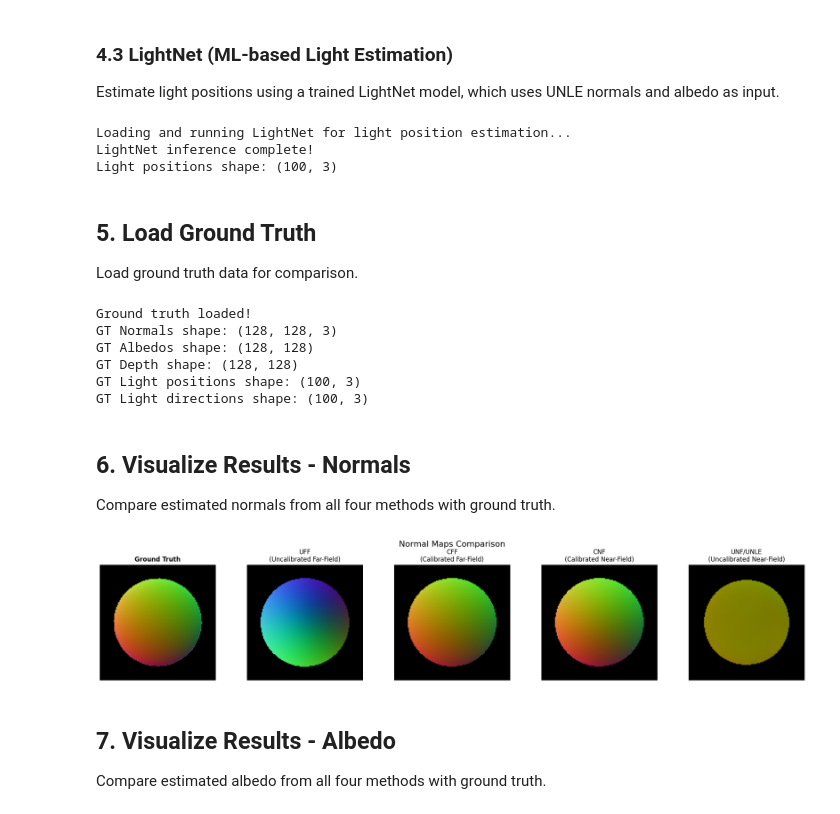
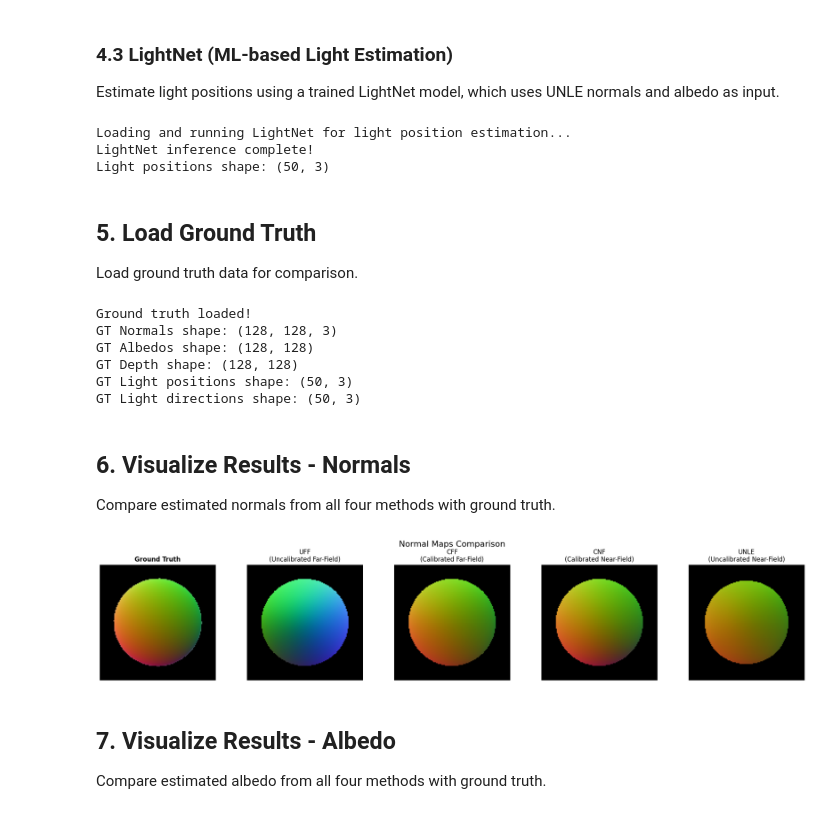
Before and after one commit to Ruslanafogler/10701_light_estimation, a Jupyter notebook: demo.ipynb, the cells around one changed output. Cells and saved outputs as stored; diff of their text form; code cells hidden in the pictures.

```diff
--- a/demo.ipynb
+++ b/demo.ipynb
@@ -158,6 +163,7 @@ Estimate surface normals and albedo using known light directions.
 print("Running calibrated photometric stereo...")
 
 light_dirs_gt = dataset.light_directions()
+light_dirs_gt = light_dirs_gt[indices]
 
 normals_cal, albedos_cal, _ = calibrated_photometric_stereo(
     rgb_images,
@@ -198,13 +204,18 @@ X_gt = GeometryUtils.make_X_from_depth(gt_depth, intrinsics)
 light_positions = dataset.light_positions()  # Already in camera coords
 light_intensities = dataset.light_intensities()
 
-normals_cnf, albedos_cnf, valid_mask_cnf = calibrated_near_light_photometric_stereo(
-    rgb_images,
-    light_positions=light_positions,
-    light_intensities=light_intensities,
-    X=X_gt,
-    q=3
-)
+light_positions = light_positions[indices]
+light_intensities = light_intensities[indices]
+
+R_cw = np.array(cam["R_cw"])                       # world -> cam, shape (3,3) or (1,3,3)
+C = np.array(cam["location_world"])                # camera center (3,)
+
+if R_cw.ndim == 3:
+    R_cw = R_cw[0]
+
+# L_cam = R_cw @ (L_world - C)
+light_positions = (R_cw @ (light_positions - C).T).T   # (K,3)
+
 
 print("Calibrated near-field photometric stereo complete!")
 print(f"Normals shape: {normals_cnf.shape}")
@@ -235,6 +246,11 @@ try:
 except Exception as e:
     print(f"Could not load valid mask: {e}, using default mask")
 
+import matplotlib.pyplot as plt
+plt.imshow(valid_mask_unle, cmap='gray')
+plt.title('valid_mask_unle (boolean mask)')
+plt.show()
+
 # Initialize and run UNLE
 engine = UNLPSEngine(
     images_gray,
@@ -242,22 +258,8 @@ engine = UNLPSEngine(
     valid_mask=valid_mask_unle,
     exponent_q=2,
     mean_depth_init=1.0,
-    bounds=((-2.0, 2.0), (-2.0, 2.0), (-2.0, 2.0)),
-    step=0.1
+    bounds=((-1.0, 1.0), (-1.0, 1.0), (0.5, 2.0)),
+    step=0.05
 )
-
-N_unle, A_unle, z_unle, L_unle, e_unle = engine.solve(
-    max_iters=8,
-    depth_tol=1e-4,
-    gd_steps=50,
-    gd_lr=0.01,
-)
-
-print("Uncalibrated near-field photometric stereo (UNLE) complete!")
-print(f"Normals shape: {N_unle.shape}")
-print(f"Albedos shape: {A_unle.shape}")
-print(f"Depth shape: {z_unle.shape}")
-print(f"Light positions shape: {L_unle.shape}")
-print(f"Light intensities shape: {e_unle.shape}")
 # %% [output]
 Running uncalibrated near-field photometric stereo (UNLE)...
@@ -285,7 +312,7 @@ Estimate light positions using a trained LightNet model, which uses UNLE normals
 print("Loading and running LightNet for light position estimation...")
 
 # Load the trained LightNet model
-model_path = PROJECT_DIR / "experiments" / MODEL_NAME / "lr0.0005_b8_lam0.1" / "lightnet.pth"
+model_path = PROJECT_DIR / "experiments" / MODEL_NAME / "lr0.0005_b8_lam0.1_K200" / "lightnet.pth"
 device = torch.device("cuda" if torch.cuda.is_available() else "cpu")
 
 model = LightNet(in_channels=5).to(device)
@@ -335,7 +362,7 @@ print(f"Light positions shape: {L_lightnet.shape}")
 # %% [output]
 Loading and running LightNet for light position estimation...
 LightNet inference complete!
-Light positions shape: (100, 3)
+Light positions shape: (50, 3)
 # %% [markdown]
 ## 5. Load Ground Truth
 
@@ -357,6 +384,21 @@ gt_albedos = (
 gt_light_positions = dataset.light_positions()  # (K, 3) in camera coords
 gt_light_directions = dataset.light_directions()  # (K, 3) in camera coords
 
+gt_light_positions = gt_light_positions[indices]
+gt_light_directions = gt_light_directions[indices]
+
+R_cw = np.array(cam["R_cw"])                       # world -> cam, shape (3,3) or (1,3,3)
+C = np.array(cam["location_world"])                # camera center (3,)
+
+if R_cw.ndim == 3:
+    R_cw = R_cw[0]
+
+# L_cam = R_cw @ (L_world - C)
+gt_light_positions = (R_cw @ (gt_light_positions - C).T).T   # (K,3)
+
+gt_light_directions = (R_cw @ gt_light_directions.T).T   # (K,3)
+
+
 print("Ground truth loaded!")
 print(f"GT Normals shape: {gt_normals.shape}")
 print(f"GT Albedos shape: {gt_albedos.shape}")
@@ -368,8 +410,8 @@ Ground truth loaded!
 GT Normals shape: (128, 128, 3)
 GT Albedos shape: (128, 128)
 GT Depth shape: (128, 128)
-GT Light positions shape: (100, 3)
-GT Light directions shape: (100, 3)
+GT Light positions shape: (50, 3)
+GT Light directions shape: (50, 3)
 # %% [markdown]
 ## 6. Visualize Results - Normals
 
@@ -393,35 +435,35 @@ valid_mask_gt = (norms_gt >= 0.5).astype(bool)
 fig, axes = plt.subplots(1, 5, figsize=(20, 4))
 fig.suptitle('Normal Maps Comparison', fontsize=16)
 
 # Ground truth
 axes[0].imshow(visualize_normals(gt_normals, valid_mask_gt))
 axes[0].set_title('Ground Truth', fontweight='bold')
 axes[0].axis('off')
 
 # Uncalibrated Far-Field
 axes[1].imshow(visualize_normals(normals_unc, valid_mask))
 axes[1].set_title('UFF\n(Uncalibrated Far-Field)')
 axes[1].axis('off')
 
 # Calibrated Far-Field
 axes[2].imshow(visualize_normals(normals_cal, valid_mask))
 axes[2].set_title('CFF\n(Calibrated Far-Field)')
 axes[2].axis('off')
 
 # Calibrated Near-Field
 axes[3].imshow(visualize_normals(normals_cnf, valid_mask_cnf))
 axes[3].set_title('CNF\n(Calibrated Near-Field)')
 axes[3].axis('off')
 
 # Uncalibrated Near-Field (UNLE)
 axes[4].imshow(visualize_normals(N_unle, engine.mask))
-axes[4].set_title('UNF/UNLE\n(Uncalibrated Near-Field)')
+axes[4].set_title('UNLE\n(Uncalibrated Near-Field)')
 axes[4].axis('off')
 
 plt.tight_layout()
 plt.show()
 # %% [output]
-[figure, old version]
+[figure, new version]
 # %% [markdown]
 ## 7. Visualize Results - Albedo
 
```
Also changed, not shown: parts of 13 cells of this notebook, 1 other file.
